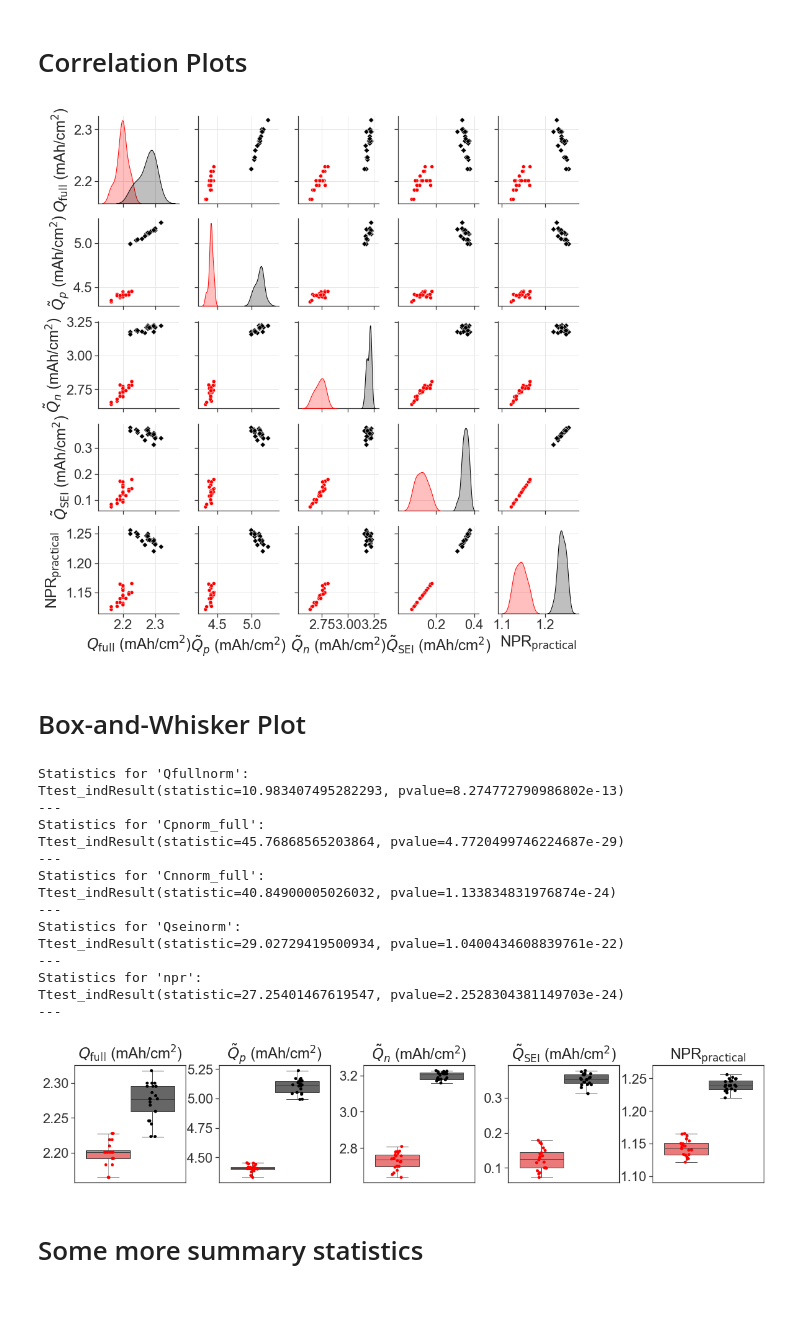
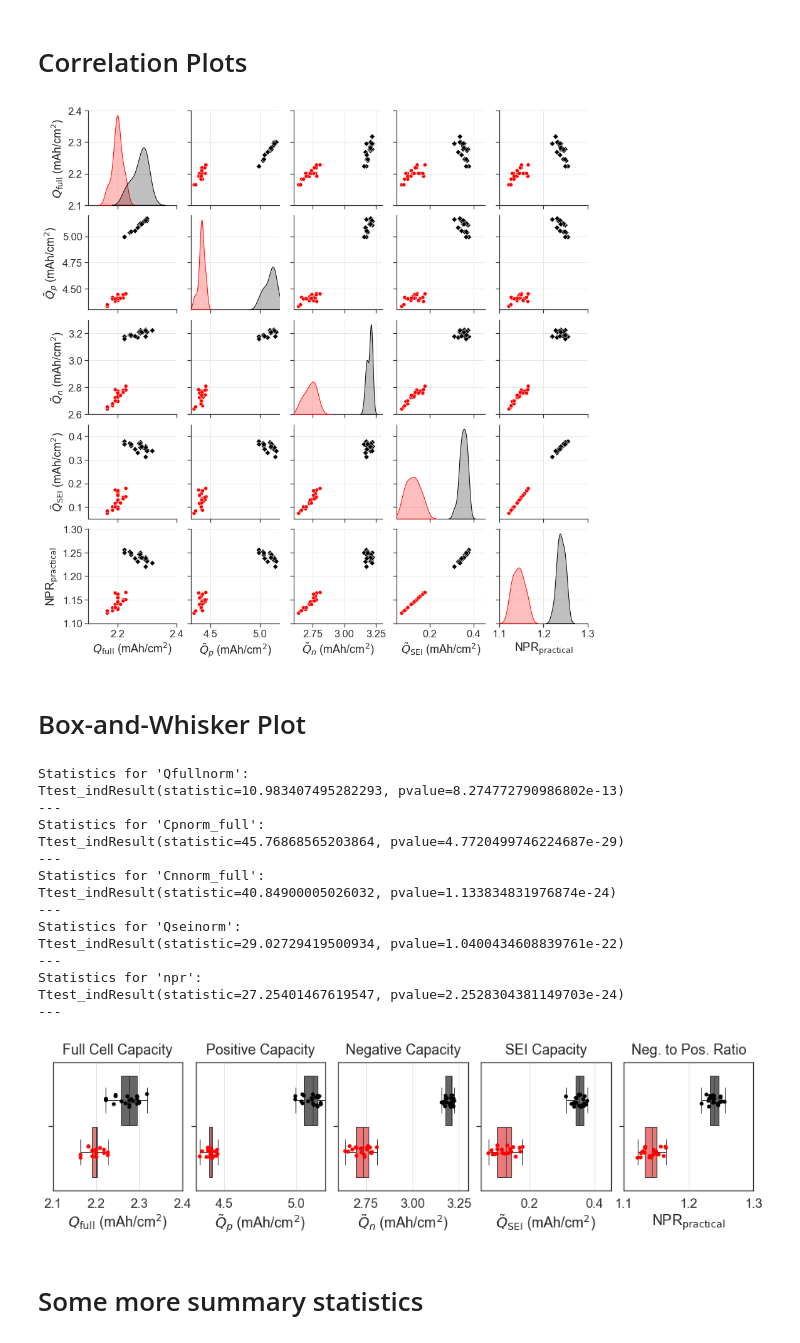
Before and after one commit to wengandrew/fast-formation, a Jupyter notebook: notebooks-2022-frontiers/2022_09_20_fig_correlations_manufacturing.ipynb, the cells around one changed output. Cells and saved outputs as stored; diff of their text form; code cells hidden in the pictures; blank space fills up the shorter version.

Commit message:
Update axis limits for correlation plot

```diff
--- a/notebooks-2022-frontiers/2022_09_20_fig_correlations_manufacturing.ipynb
+++ b/notebooks-2022-frontiers/2022_09_20_fig_correlations_manufacturing.ipynb
@@ -135,7 +139,8 @@ df
 # %% [markdown]
 # Correlation Plots
 # %%
-custom_params = {"grid.color" : "0.9",
+custom_params = {"figure.figsize" : (20, 12),
+                 "grid.color" : "0.9",
                  "axes.facecolor" : "w",
                  "axes.edgecolor" : "0.2",
                  "xtick.color" : "0.2",
@@ -144,7 +149,7 @@ custom_params = {"grid.color" : "0.9",
                  "ytick.left" : True}
 
 sns.set(font='Arial',
-        font_scale=2,
+        font_scale=1.5,
         palette=['k', (1, 0, 0), (0, 0, 1)],
         color_codes=True,
         rc=custom_params)
@@ -154,6 +159,12 @@ vars_to_plot = ['Qfullnorm',
                 'Cnnorm_full',
                 'Qseinorm',
                 'npr']
+
+lims = [(2.1, 2.4),
+        (4.3, 5.2),
+        (2.6, 3.3),
+        (0.05, 0.45),
+        (1.1, 1.3)]
 
 # Generate the plot
 g = sns.pairplot(df, vars=vars_to_plot,
@@ -172,10 +183,24 @@ replacements = {'Qfullnorm': r'$Q_{\mathrm{full}}$ (mAh/cm$^2$)',
                 'x0' : '$x_0$',
                 'y0' : '$y_0$'}
 
+
+titles = {'Qfullnorm': 'Full Cell Capacity',
+                'Cpnorm_full': 'Positive Capacity',
+                'Cnnorm_full': 'Negative Capacity',
+                'Qseinorm': 'SEI Capacity',
+                'Clinorm': 'Li Inventory',
+                'npr': 'Neg. to Pos. Ratio',
+                'x0' : '$x_0$',
+                'y0' : '$y_0$'}
+
 g._legend.remove()
 
 for i in range(len(vars_to_plot)):
     for j in range(len(vars_to_plot)):
+
+        g.axes[i,j].set_ylim(lims[i])
+        g.axes[i,j].set_xlim(lims[j])
+
         try:
             xlabel = g.axes[i][j].get_xlabel()
         except:
@@ -192,23 +217,21 @@ for i in range(len(vars_to_plot)):
 
 g.fig.savefig(f'{output_path}/fig_correlations_manufacturing.png', dpi=300)
 # %% [output]
-[figure, old version]
+[figure, new version]
 # %% [markdown]
 # Box-and-Whisker Plot
 # %%
 
-gridspec = dict(wspace=0.30, width_ratios=np.ones(len(vars_to_plot)))
+gridspec = dict(wspace=0.10, width_ratios=np.ones(len(vars_to_plot)))
 
 fig, axs = plt.subplots(nrows=1, ncols=len(vars_to_plot),
                     gridspec_kw=gridspec,
-                    figsize=(20, 3.5))
+                    figsize=(16, 3))
 
-ylims = [None, None, None, None, (1.09, 1.27), (-0.01, 0.03), (0.88, 0.96)]
-
-for var, ax, ylim in zip(vars_to_plot, axs, ylims):
+for var, ax, lim in zip(vars_to_plot, axs, lims):
 
     # Show the box and whisker plot
-    bp = sns.boxplot(x='Group', y=var,
+    bp = sns.boxplot(x=var, y='Group',
                      data=df,
                      palette=[(0.4,0.4,0.4), (1,0.4,0.4), (0.4, 0.4, 1)],
                      hue='Source',
@@ -219,7 +242,7 @@ for var, ax, ylim in zip(vars_to_plot, axs, ylims):
                     )
 
     # Show the markers
-    bp = sns.stripplot(x='Group', y=var,
+    bp = sns.stripplot(x=var, y='Group',
                        data=df,
                        jitter=True,
                        dodge=True,
@@ -235,38 +258,39 @@ for var, ax, ylim in zip(vars_to_plot, axs, ylims):
     res = stats.ttest_ind(df1[var], df2[var], equal_var=False)
     print(f"Statistics for '{var}':")
     print(res)
     print(f"---")
 
     # Plot aesthetics
     bp.set(ylabel=None,
            xlabel=None)
-    bp.set_title(replacements[var], pad=10)
+    bp.set_title(titles[var], pad=10)
+    bp.set_xlabel(replacements[var])
     bp.tick_params(bottom=False)
     bp.get_legend().remove()
 
-    ax.grid(False)
-    ax.set_ylim(ylim)
-    ax.invert_xaxis()
+    # ax.grid(False)
+    ax.set_xlim(lim)
+    # ax.invert_xaxis()
 
 
 bp.get_figure().savefig(f'{output_path}/fig_correlations_manufacturing_boxplots.png', dpi=300, bbox_inches='tight')
 # %% [output]
 Statistics for 'Qfullnorm':
 Ttest_indResult(statistic=10.983407495282293, pvalue=8.274772790986802e-13)
 ---
 Statistics for 'Cpnorm_full':
 Ttest_indResult(statistic=45.76868565203864, pvalue=4.7720499746224687e-29)
 ---
 Statistics for 'Cnnorm_full':
 Ttest_indResult(statistic=40.84900005026032, pvalue=1.133834831976874e-24)
 ---
 Statistics for 'Qseinorm':
 Ttest_indResult(statistic=29.02729419500934, pvalue=1.0400434608839761e-22)
 ---
 Statistics for 'npr':
 Ttest_indResult(statistic=27.25401467619547, pvalue=2.2528304381149703e-24)
 ---
-[figure, old version]
+[figure, new version]
 # %% [markdown]
 # Some more summary statistics
 # %%
```
Also changed, not shown: parts of 1 cell of this notebook, 1 other file.
